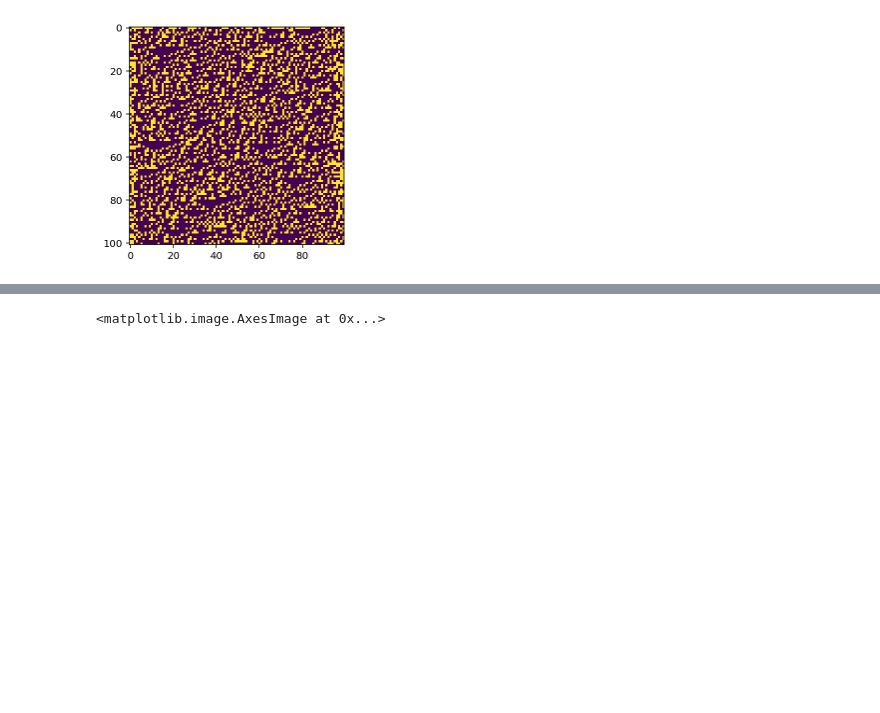
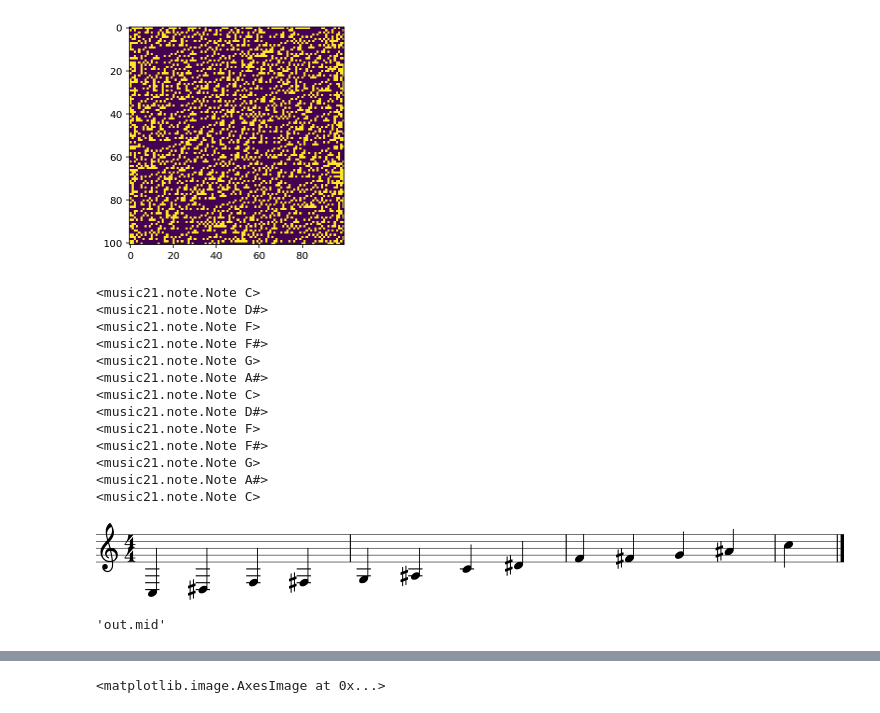
Before and after one commit to Larhard/rand-12, a Jupyter notebook: rand mod 12.ipynb, the cells around one changed output, grey strips where cells are left out. Drawn from its saved outputs; the diff is of its cells as text; code cells hidden in the pictures; blank space fills up the shorter version.

```diff
--- a/rand mod 12.ipynb
+++ b/rand mod 12.ipynb
@@ -305,3 +315,23 @@ scale_gipsy = {
+# %%
+stream = make_scale_stream(scale_blues)
+stream.show()
+stream.write("midi", "out.mid")
+# %% [output]
+<music21.note.Note C>
+<music21.note.Note D#>
+<music21.note.Note F>
+<music21.note.Note F#>
+<music21.note.Note G>
+<music21.note.Note A#>
+<music21.note.Note C>
+<music21.note.Note D#>
+<music21.note.Note F>
+<music21.note.Note F#>
+<music21.note.Note G>
+<music21.note.Note A#>
+<music21.note.Note C>
+[figure, added]
+'out.mid'
 # %%
 def make_stream(data, scale, preprocessor=None):
     stream = Stream()
```
Also changed, not shown: parts of 16 cells of this notebook.
